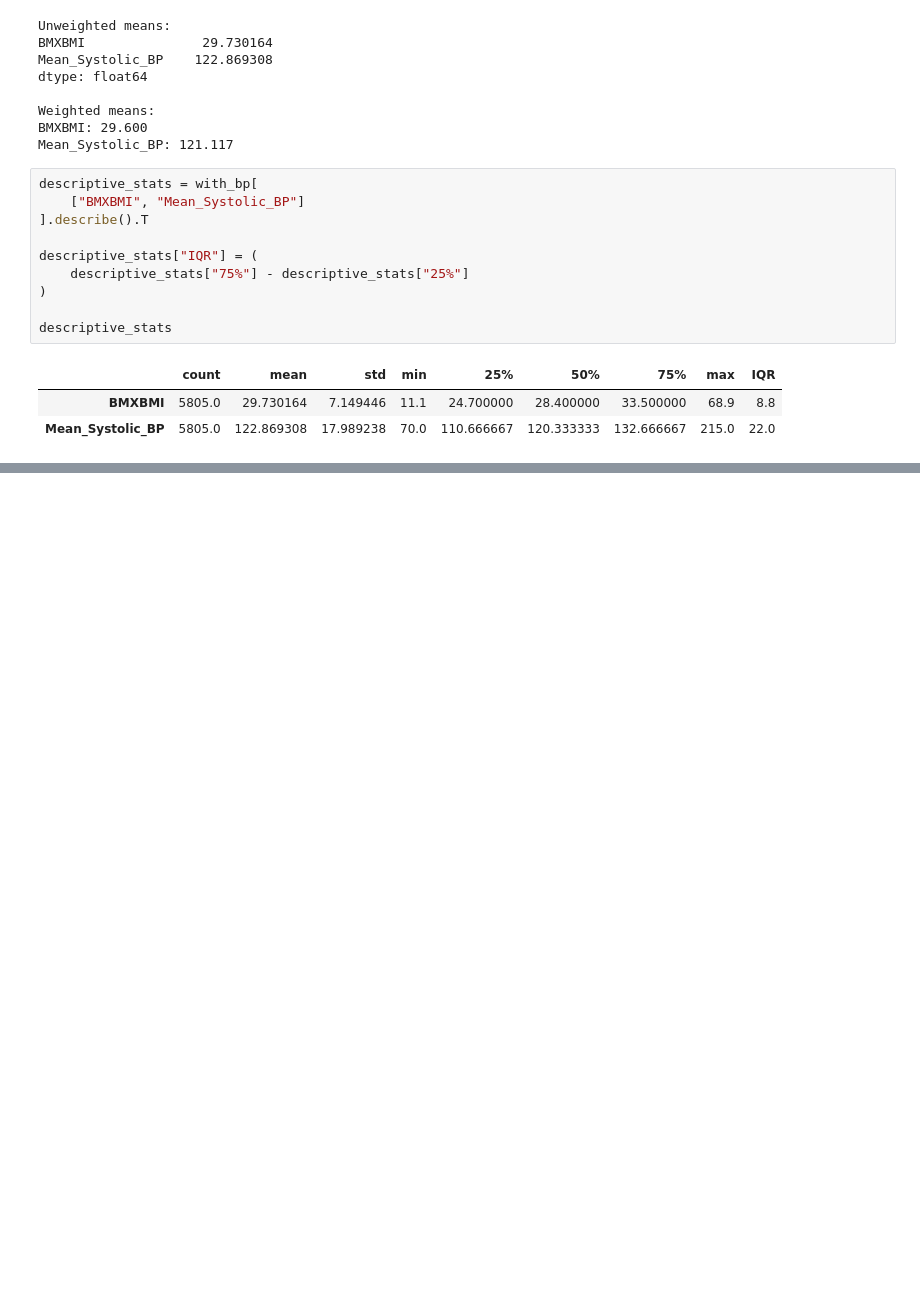
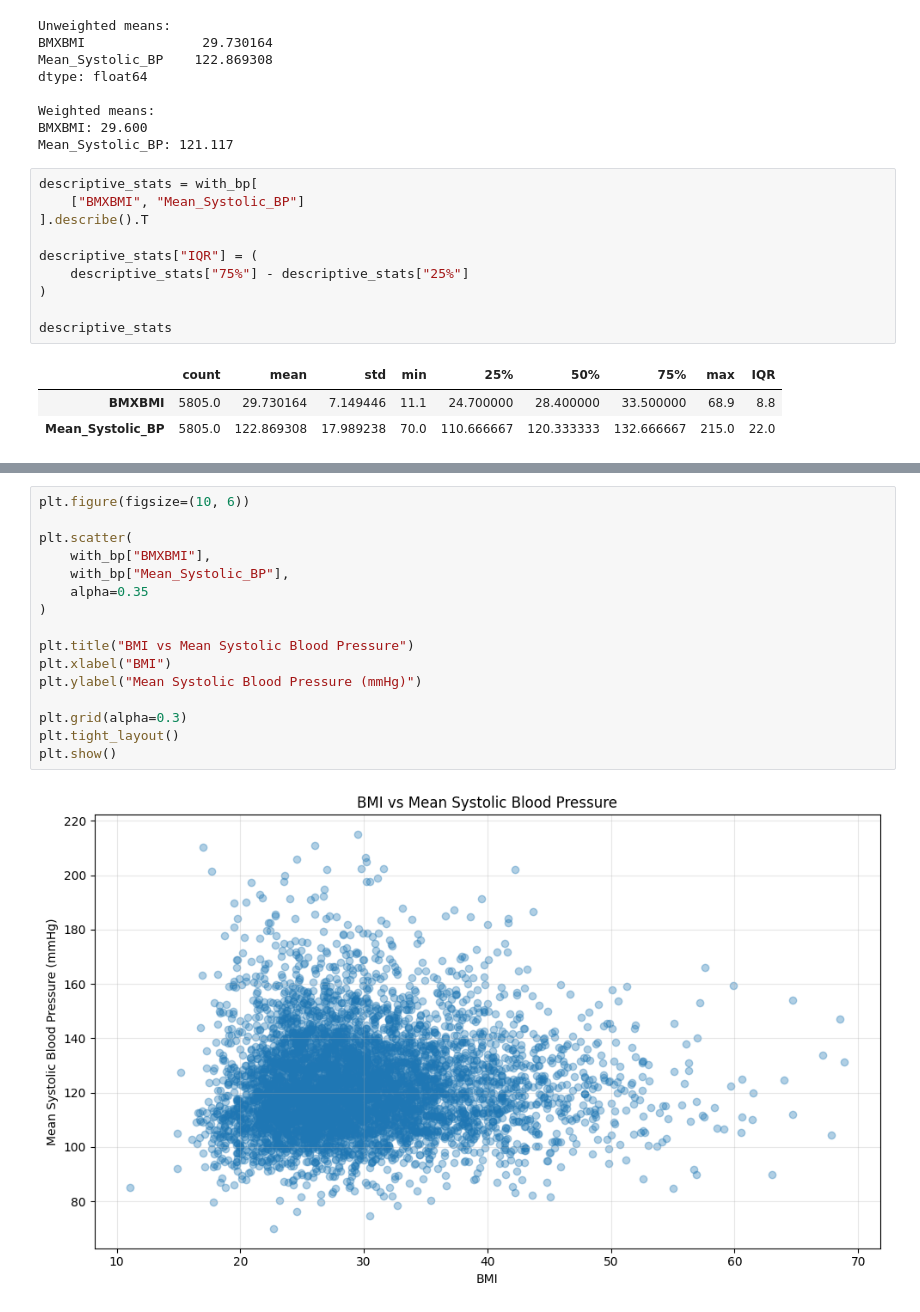
Before and after one commit to HisEgo/NHANES_Project, a Jupyter notebook: notebooks/phase1_exploration.ipynb, the cells around one changed output, grey strips where cells are left out. Saved outputs shown, nothing was run; the diff lists cells and outputs as text; blank space fills up the shorter version.

```diff
--- a/notebooks/phase1_exploration.ipynb
+++ b/notebooks/phase1_exploration.ipynb
@@ -683,0 +743,18 @@ descriptive_stats
+# %%
+plt.figure(figsize=(10, 6))
+
+plt.scatter(
+    with_bp["BMXBMI"],
+    with_bp["Mean_Systolic_BP"],
+    alpha=0.35
+)
+
+plt.title("BMI vs Mean Systolic Blood Pressure")
+plt.xlabel("BMI")
+plt.ylabel("Mean Systolic Blood Pressure (mmHg)")
+
+plt.grid(alpha=0.3)
+plt.tight_layout()
+plt.show()
+# %% [output]
+[figure, added]
```
Also changed, not shown: parts of 5 cells of this notebook.
